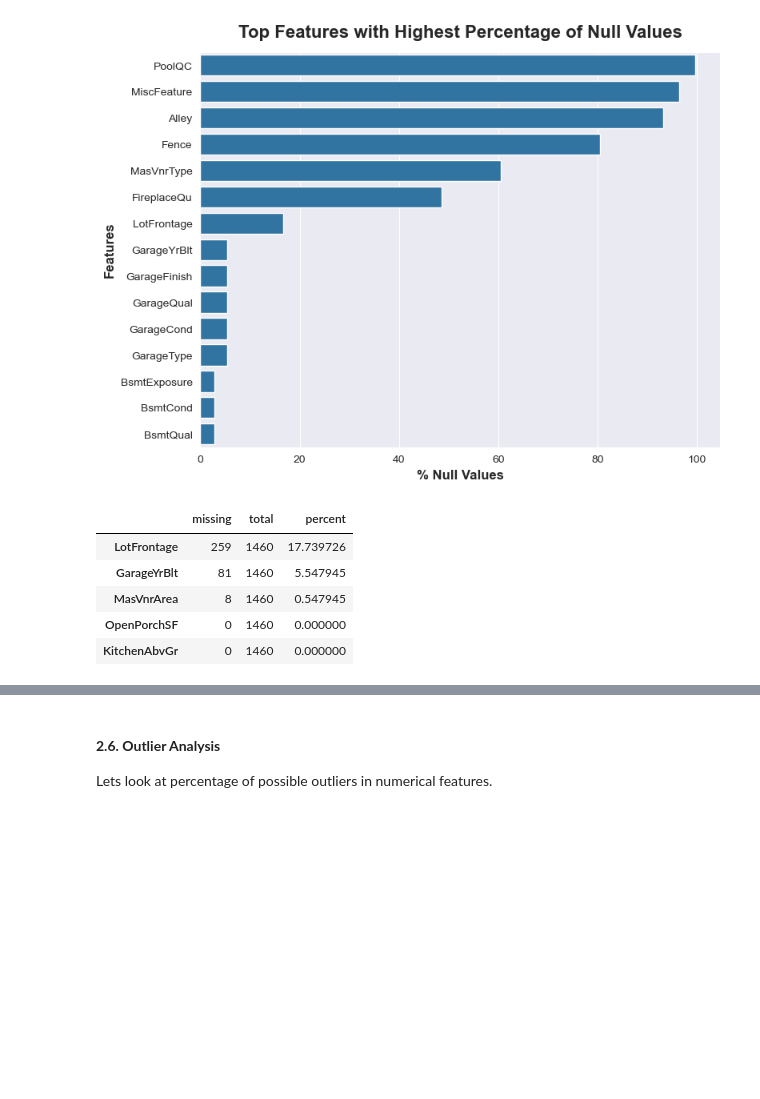
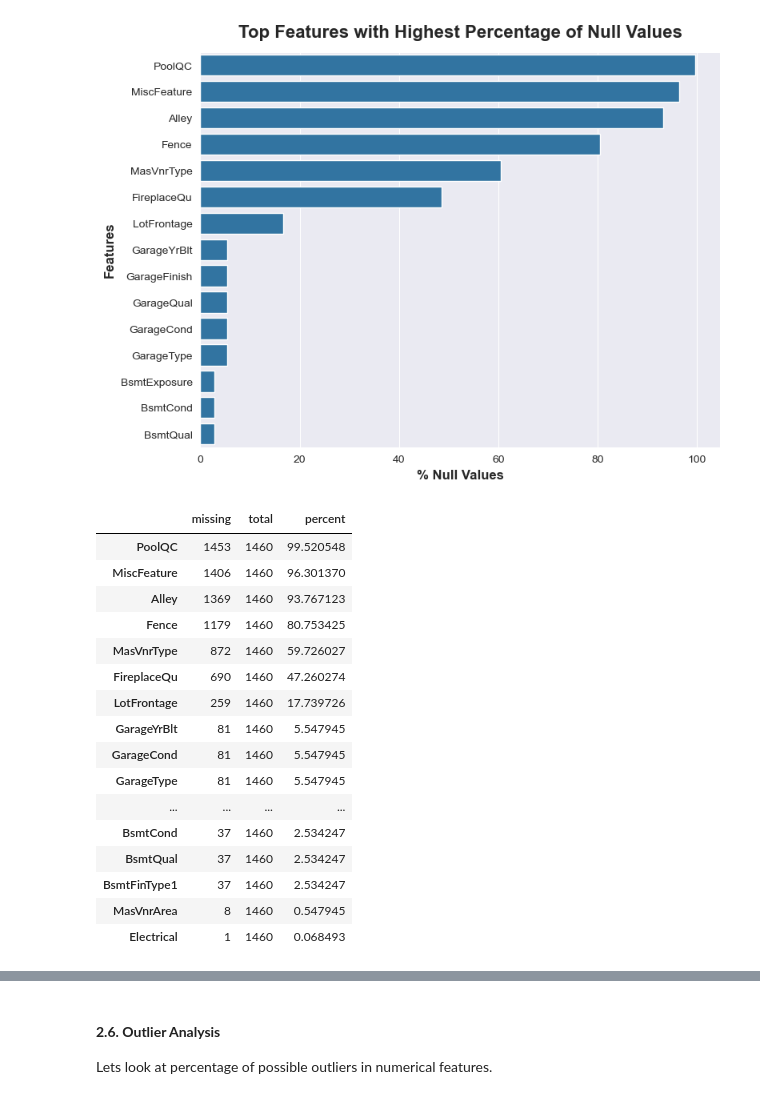
Before and after one commit to annugit1655/Real-Estate-Price-Prediction, a Jupyter notebook: Real-Estate-Price-Prediction/notebooks/house-price.ipynb, the cells around one changed output, grey strips where cells are left out. Saved outputs shown, nothing was run; the diff lists cells and outputs as text; code cells hidden in the pictures; blank space fills up the shorter version.

```diff
--- a/Real-Estate-Price-Prediction/notebooks/house-price.ipynb
+++ b/Real-Estate-Price-Prediction/notebooks/house-price.ipynb
@@ -474,11 +498,22 @@ plot_null_counts(X)
 14      BsmtQual       81   2919   2.774923        object
 [figure]
 # %%
-df_train.select_dtypes(exclude='object').stb.missing().head()
+df_train.stb.missing().query("percent > 0")#.head()
 # %% [output]
 |  | missing | total | percent |
+| PoolQC | 1453 | 1460 | 99.520548 |
+| MiscFeature | 1406 | 1460 | 96.301370 |
+| Alley | 1369 | 1460 | 93.767123 |
+| Fence | 1179 | 1460 | 80.753425 |
+| MasVnrType | 872 | 1460 | 59.726027 |
+| FireplaceQu | 690 | 1460 | 47.260274 |
 | LotFrontage | 259 | 1460 | 17.739726 |
 | GarageYrBlt | 81 | 1460 | 5.547945 |
+| GarageCond | 81 | 1460 | 5.547945 |
+| GarageType | 81 | 1460 | 5.547945 |
+| ... | ... | ... | ... |
+| BsmtCond | 37 | 1460 | 2.534247 |
+| BsmtQual | 37 | 1460 | 2.534247 |
+| BsmtFinType1 | 37 | 1460 | 2.534247 |
 | MasVnrArea | 8 | 1460 | 0.547945 |
-| OpenPorchSF | 0 | 1460 | 0.000000 |
-| KitchenAbvGr | 0 | 1460 | 0.000000 |
+| Electrical | 1 | 1460 | 0.068493 |
```
Also changed, not shown: parts of 12 cells of this notebook.
